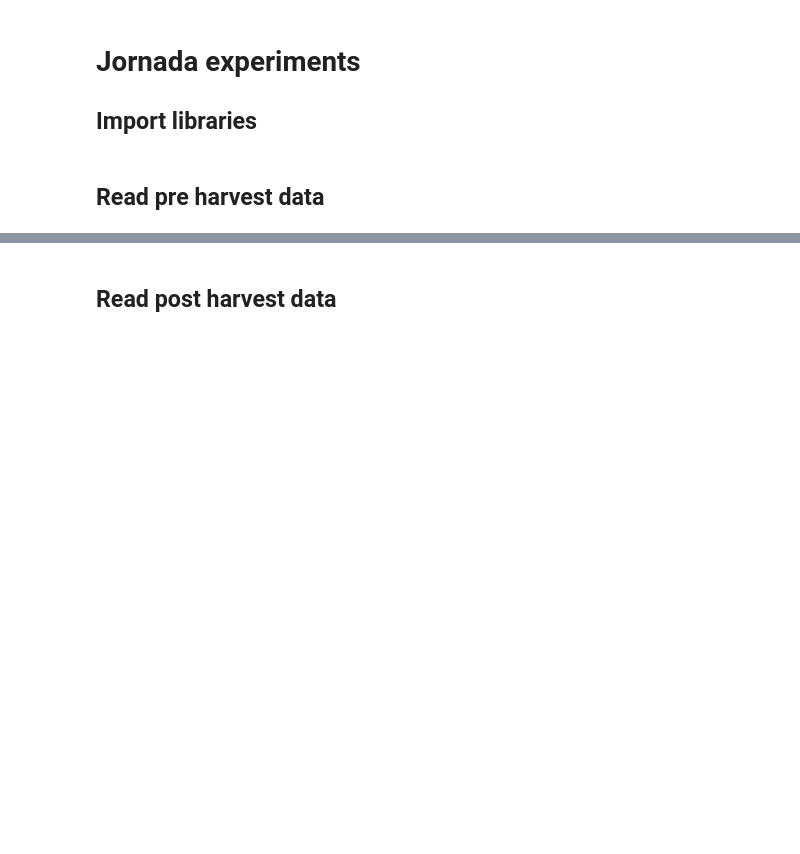
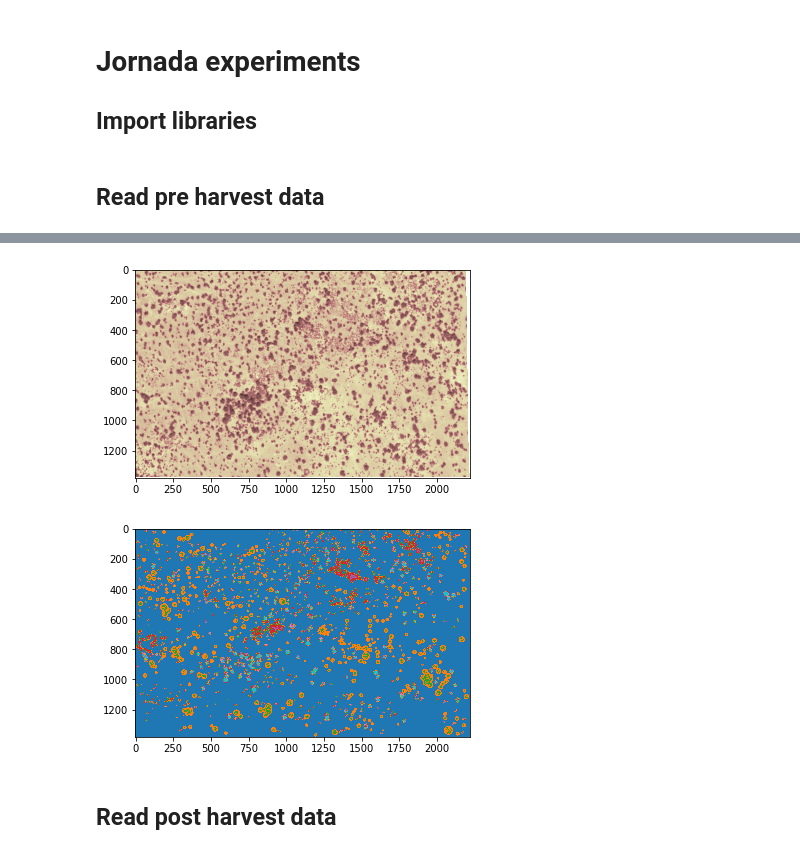
Before and after one commit to Aryal007/ml_satellite_image_segmentation, a Jupyter notebook: example_jornada_airborne.ipynb, the cells around one changed output, grey strips where cells are left out. Cells and saved outputs as stored; diff of their text form; code cells hidden in the pictures; blank space fills up the shorter version.

```diff
--- a/example_jornada_airborne.ipynb
+++ b/example_jornada_airborne.ipynb
@@ -41,8 +55,13 @@ p_pre_X, c_pre_y = p_pre_data.get_Xy(p_pre_tiff, p_pre_mask, n_sample = 50000, s
 # %%
-t_pre_data = Data(t_pre_tiff_filename, t_pre_shp_filename, classes = ['Shrub', 'Graminoid', 'Bare Ground', 'Shade', 'Other'])
+t_pre_data = Data(t_pre_tiff_filename, t_pre_shp_filename, classes = ['Graminoid', 'Bare Ground', 'Shade', 'Other', 'Shrub'])
 t_pre_tiff = t_pre_data.read_tiff()
 t_pre_mask = t_pre_data.get_mask(column="Classname")
-t_pre_X, c_pre_y = t_pre_data.get_Xy(t_pre_tiff, t_pre_mask, n_sample = 50000, save=False)
+t_pre_X, t_pre_y = t_pre_data.get_Xy(t_pre_tiff, t_pre_mask, n_sample = 50000, save=False)
+t_pre_data.view_tiff(t_pre_tiff, channel=1)
+t_pre_data.view_mask(t_pre_mask)
+# %% [output]
+[figure, added]
+[figure, added]
 # %% [markdown]
 ## Read post harvest data
 # %%
```
Also changed, not shown: parts of 63 cells of this notebook, 4 other files.
